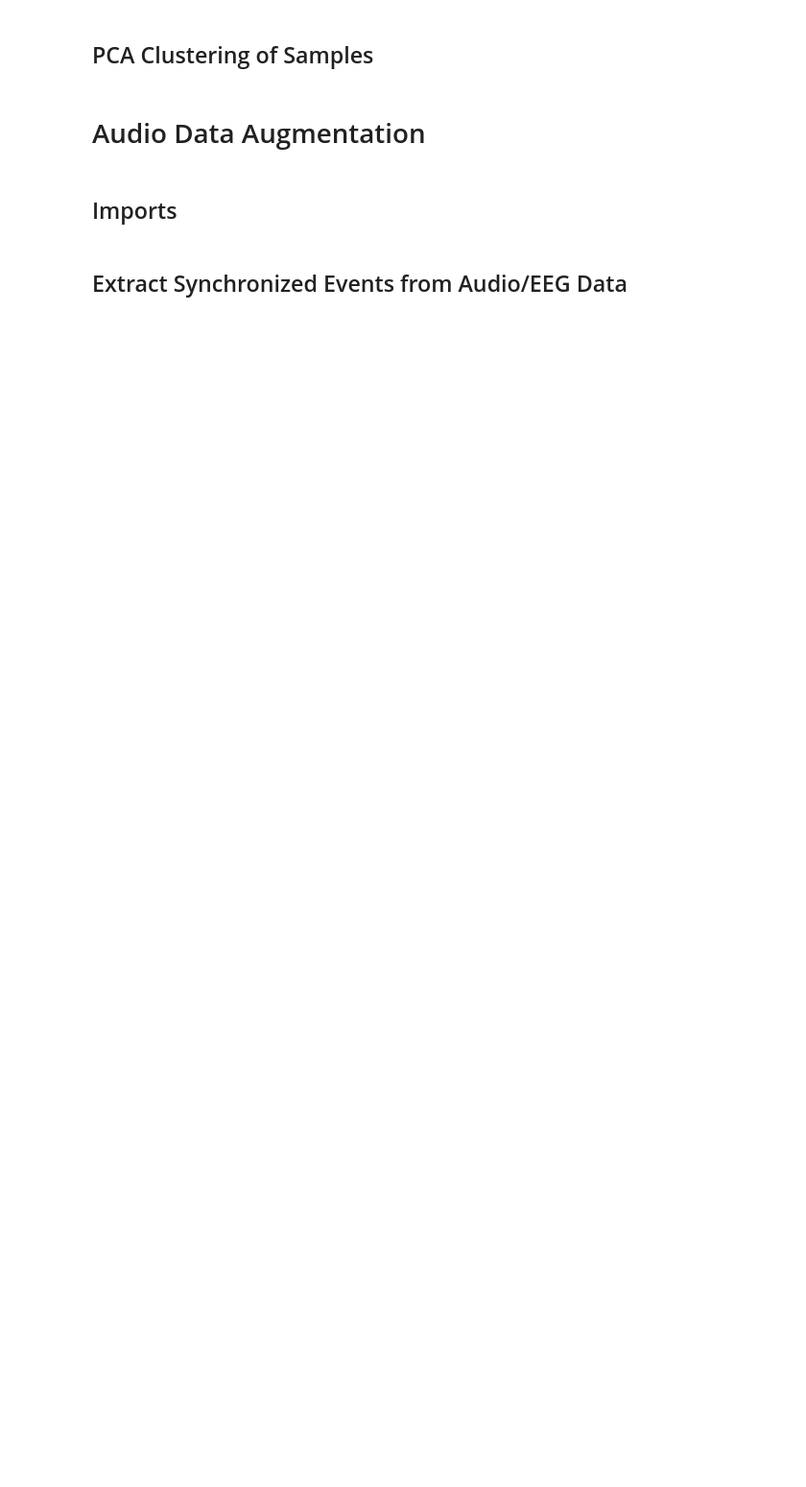
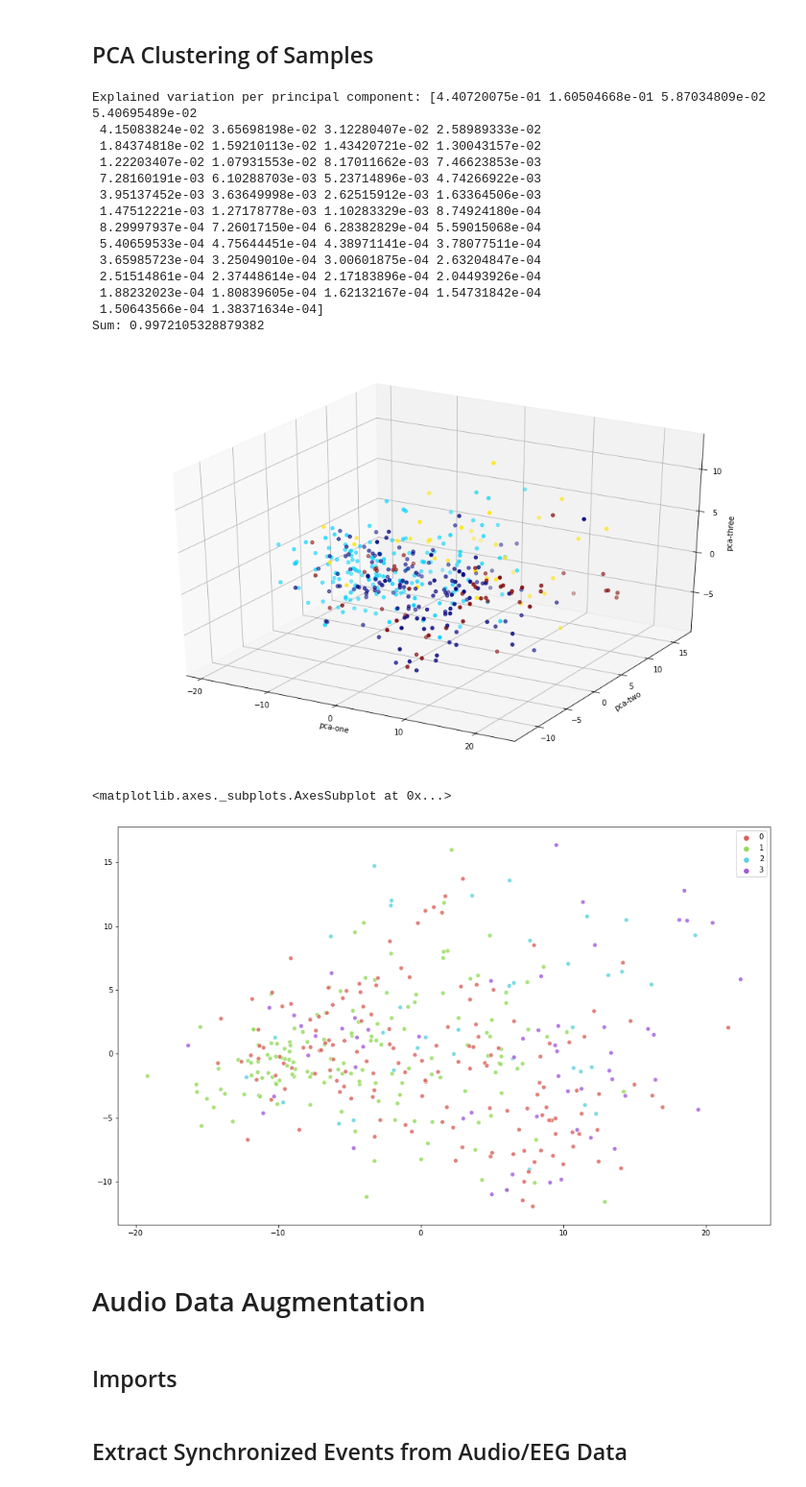
Before and after one commit to d-bi/software-control, a Jupyter notebook: playground.ipynb, the cells around one changed output. Shown at 96% size. Saved outputs shown, nothing was run; the diff lists cells and outputs as text; code cells hidden in the pictures; blank space fills up the shorter version.

```diff
--- a/playground.ipynb
+++ b/playground.ipynb
@@ -261,40 +292,58 @@ for niter in range(250, 1500, 250):
 # %%
 # PCA
 pca = PCA(n_components=50)
-pca_result = pca.fit_transform(data_stack)
+pca_result = pca.fit_transform(df_columns)
 print('Explained variation per principal component: {}'.format(pca.explained_variance_ratio_))
 print('Sum:', sum(pca.explained_variance_ratio_))
 ## Explained variation per principal component: [0.1557712  0.11314638 0.08842925]
 
 # Labels
 y = [1] * NUM_TRAIN_SAMPLES[0] \
     + [2] * NUM_TEST_SAMPLES[0] \
     + [0] * NUM_TRAIN_SAMPLES[1] \
     + [3] * NUM_TEST_SAMPLES[1]
 
 # Plot: 3d
 ax = plt.figure(figsize=(16,10)).gca(projection='3d')
 ax.scatter(
     xs=pca_result[:,0],
     ys=pca_result[:,1],
     zs=pca_result[:,2],
     c=y,
     cmap='jet',
 )
 ax.set_xlabel('pca-one')
 ax.set_ylabel('pca-two')
 ax.set_zlabel('pca-three')
 plt.show()
 
 # Plot: 2d
 plt.figure(figsize=(16,10))
 sns.scatterplot(
     x=pca_result[:,0], y=pca_result[:,1],
     hue=y,
     palette=sns.color_palette("hls", 4),
     legend="full",
     alpha=0.8
 )
+# %% [output]
+Explained variation per principal component: [4.40720075e-01 1.60504668e-01 5.87034809e-02 5.40695489e-02
+ 4.15083824e-02 3.65698198e-02 3.12280407e-02 2.58989333e-02
+ 1.84374818e-02 1.59210113e-02 1.43420721e-02 1.30043157e-02
+ 1.22203407e-02 1.07931553e-02 8.17011662e-03 7.46623853e-03
+ 7.28160191e-03 6.10288703e-03 5.23714896e-03 4.74266922e-03
+ 3.95137452e-03 3.63649998e-03 2.62515912e-03 1.63364506e-03
+ 1.47512221e-03 1.27178778e-03 1.10283329e-03 8.74924180e-04
+ 8.29997937e-04 7.26017150e-04 6.28382829e-04 5.59015068e-04
+ 5.40659533e-04 4.75644451e-04 4.38971141e-04 3.78077511e-04
+ 3.65985723e-04 3.25049010e-04 3.00601875e-04 2.63204847e-04
+ 2.51514861e-04 2.37448614e-04 2.17183896e-04 2.04493926e-04
+ 1.88232023e-04 1.80839605e-04 1.62132167e-04 1.54731842e-04
+ 1.50643566e-04 1.38371634e-04]
+Sum: 0.9972105328879382
+[figure, added]
+<matplotlib.axes._subplots.AxesSubplot at 0x...>
+[figure, added]
 # %% [markdown]
 # Audio Data Augmentation
 # %% [markdown]
```
Also changed, not shown: parts of 14 cells of this notebook, 33 other files.
